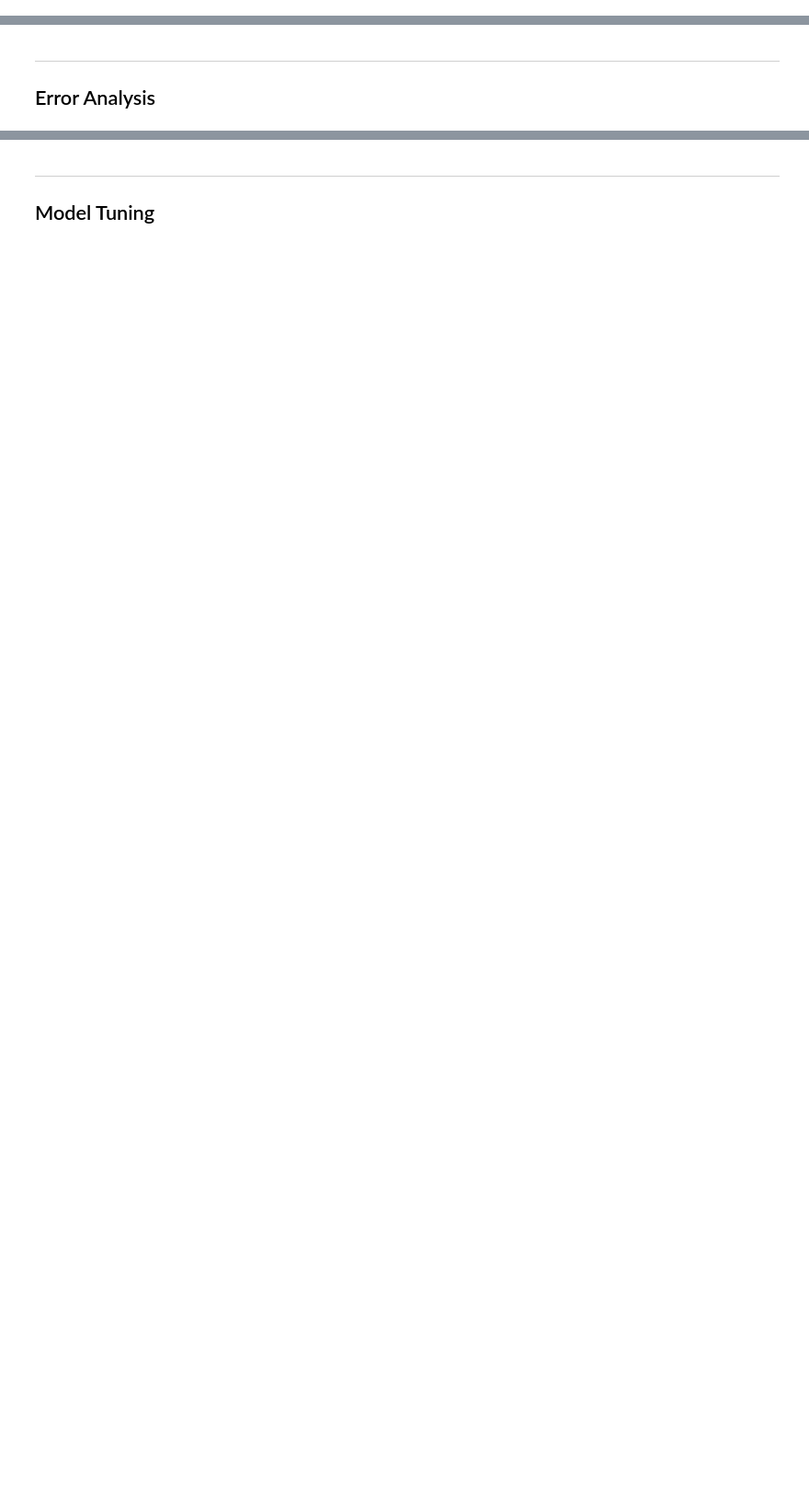
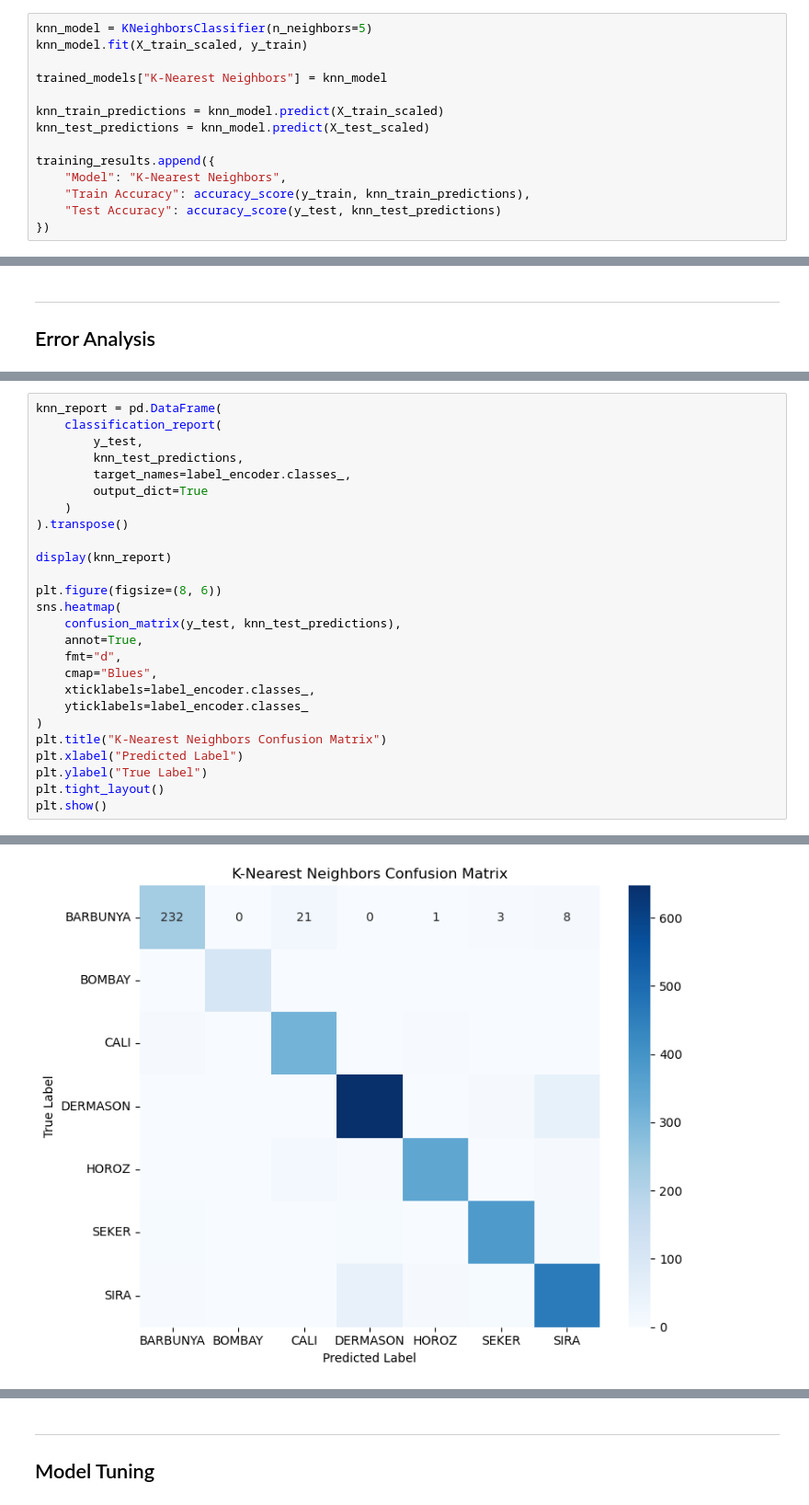
Before and after one commit to saxzeee/STINTSY-MCO, a Jupyter notebook: STINTSY-MCO-Group2.ipynb, the cells around one changed output, grey strips where cells are left out. Shown at 92% size. Saved outputs shown, nothing was run; the diff lists cells and outputs as text; blank space fills up the shorter version.

Commit message:
Model Implementation and evaluations

```diff
--- a/STINTSY-MCO-Group2.ipynb
+++ b/STINTSY-MCO-Group2.ipynb
@@ -568,0 +566,14 @@ These scatter plots help assess class separability by showing whether bean class
+# %%
+knn_model = KNeighborsClassifier(n_neighbors=5)
+knn_model.fit(X_train_scaled, y_train)
+
+trained_models["K-Nearest Neighbors"] = knn_model
+
+knn_train_predictions = knn_model.predict(X_train_scaled)
+knn_test_predictions = knn_model.predict(X_test_scaled)
+
+training_results.append({
+    "Model": "K-Nearest Neighbors",
+    "Train Accuracy": accuracy_score(y_train, knn_train_predictions),
+    "Test Accuracy": accuracy_score(y_test, knn_test_predictions)
+})
@@ -571,0 +655,27 @@ These scatter plots help assess class separability by showing whether bean class
+# %%
+knn_report = pd.DataFrame(
+    classification_report(
+        y_test,
+        knn_test_predictions,
+        target_names=label_encoder.classes_,
+        output_dict=True
+    )
+).transpose()
+
+display(knn_report)
+
+plt.figure(figsize=(8, 6))
+sns.heatmap(
+    confusion_matrix(y_test, knn_test_predictions),
+    annot=True,
+    fmt="d",
+    cmap="Blues",
+    xticklabels=label_encoder.classes_,
+    yticklabels=label_encoder.classes_
+)
+plt.title("K-Nearest Neighbors Confusion Matrix")
+plt.xlabel("Predicted Label")
+plt.ylabel("True Label")
+plt.tight_layout()
+plt.show()
+# %% [output]
@@ -571,0 +693 @@ These scatter plots help assess class separability by showing whether bean class
+[figure, added]
```
Also changed, not shown: parts of 41 cells of this notebook.
